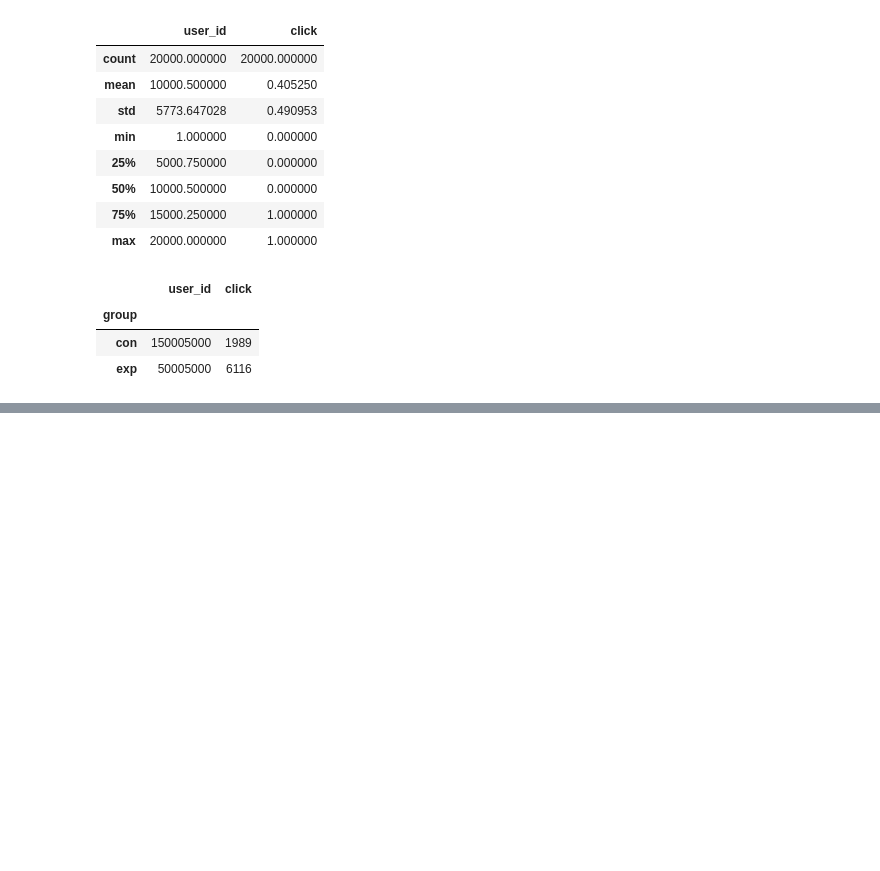
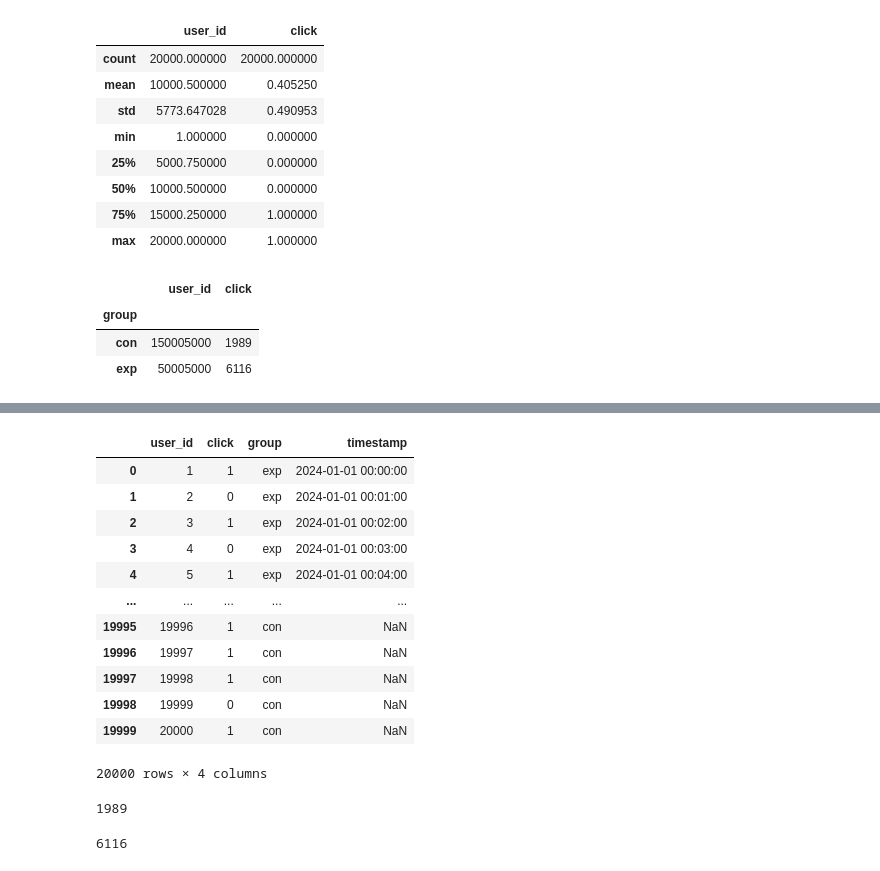
Before and after one commit to GongSeason/Python-for-Data-science-study, a Jupyter notebook: Part7_AB_Test_of_CTR_data.ipynb, the cells around one changed output, grey strips where cells are left out. Cells and saved outputs as stored; diff of their text form; code cells hidden in the pictures; blank space fills up the shorter version.

```diff
--- a/Part7_AB_Test_of_CTR_data.ipynb
+++ b/Part7_AB_Test_of_CTR_data.ipynb
@@ -33,0 +86,27 @@ df_ab_test.groupby('group').sum('click')
+# %%
+df_ab_test
+# %% [output]
+|  | user_id | click | group | timestamp |
+| 0 | 1 | 1 | exp | 2024-01-01 00:00:00 |
+| 1 | 2 | 0 | exp | 2024-01-01 00:01:00 |
+| 2 | 3 | 1 | exp | 2024-01-01 00:02:00 |
+| 3 | 4 | 0 | exp | 2024-01-01 00:03:00 |
+| 4 | 5 | 1 | exp | 2024-01-01 00:04:00 |
+| ... | ... | ... | ... | ... |
+| 19995 | 19996 | 1 | con | NaN |
+| 19996 | 19997 | 1 | con | NaN |
+| 19997 | 19998 | 1 | con | NaN |
+| 19998 | 19999 | 0 | con | NaN |
+| 19999 | 20000 | 1 | con | NaN |
+20000 rows × 4 columns
+# %%
+# calculating the total number of clicks per group by summing 1's
+X_con = df_ab_test.groupby('group')['click'].sum().loc['con']
+X_con
+# %% [output]
+1989
+# %%
+X_exp = df_ab_test.groupby('group')['click'].sum().loc['exp']
+X_exp
+# %% [output]
+6116
```
Also changed, not shown: parts of 14 cells of this notebook.
